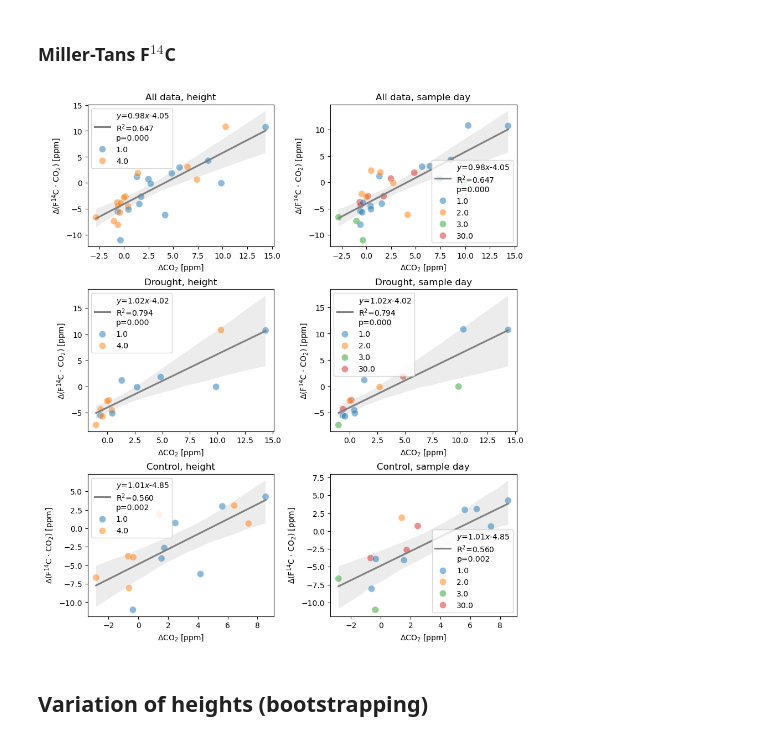
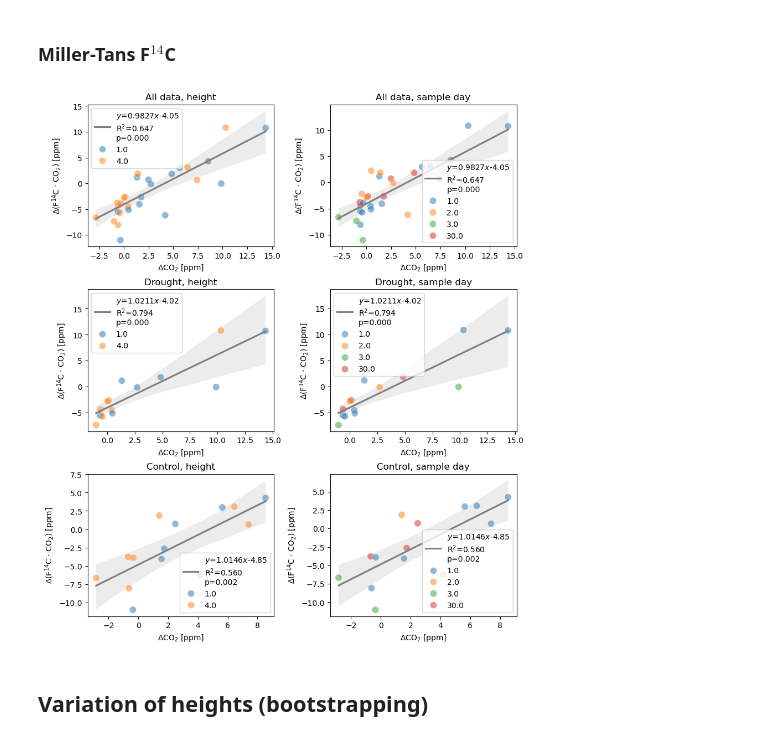
Before and after one commit to Emunozho/Model_Prades, a Jupyter notebook: Miller_Tans_Prades.ipynb, the cells around one changed output. Saved outputs shown, nothing was run; the diff lists cells and outputs as text; code cells hidden in the pictures.

```diff
--- a/Miller_Tans_Prades.ipynb
+++ b/Miller_Tans_Prades.ipynb
@@ -308,7 +309,7 @@ MT_y=(df.F14C*df.CO2)-bkg_CO2F14C
 # all data together
 slope,intercept,r_value,pv,se=stats.linregress(MT_x,MT_y)
 sns.regplot(x=MT_x,y=MT_y,ax=axs[0,0],scatter=False,color='gray',
-            label="$y$={0:.2f}$x${1:.2f}".format(slope,intercept)+
+            label="$y$={0:.4f}$x${1:.2f}".format(slope,intercept)+
             "\nR$^2$={0:.3f}".format(r_value**2)+
             "\np={0:.3f}".format(pv)).legend(loc="best")
 sns.scatterplot(data=df,x=MT_x,y=MT_y,hue="height",palette=palette,s=80,
@@ -321,7 +322,7 @@ axs[0,0].set_title('All data, height')
 
 slope,intercept,r_value,pv,se=stats.linregress(MT_x,MT_y)
 sns.regplot(x=MT_x,y=MT_y,ax=axs[0,1],scatter=False,color='gray',
-            label="$y$={0:.2f}$x${1:.2f}".format(slope,intercept)+
+            label="$y$={0:.4f}$x${1:.2f}".format(slope,intercept)+
             "\nR$^2$={0:.3f}".format(r_value**2)+
             "\np={0:.3f}".format(pv)).legend(loc="best")
 sns.scatterplot(data=df,x=MT_x,y=MT_y,hue="day",palette=palette,s=80,
@@ -342,40 +343,40 @@ for i in range(2): #drought and control.
 
     slope,intercept,r_value,pv,se=stats.linregress(MT_x,MT_y)
     sns.regplot(x=MT_x,y=MT_y,ax=axs[i+1,0],scatter=False,color='gray',
-            label="$y$={0:.2f}$x${1:.2f}".format(slope,intercept)+
+            label="$y$={0:.4f}$x${1:.2f}".format(slope,intercept)+
             "\nR$^2$={0:.3f}".format(r_value**2)+
             "\np={0:.3f}".format(pv)).legend(loc="best")
     sns.scatterplot(data=df,x=MT_x,y=MT_y,hue="height",palette=palette,s=80,
                 alpha=0.5,ax=axs[i+1,0])
     axs[i+1,0].set_xlabel(r'$\Delta$CO$_2$ [ppm]')
     axs[i+1,0].set_ylabel(r'$\Delta$(F$^{14}$C $\cdot$ CO$_2$) [ppm]')
     handles,labels=axs[1+1,0].get_legend_handles_labels()
     axs[i+1,0].legend(handles=handles[0:], labels=labels[0:])
     axs[i+1,0].set_title(exp[i]+', height')
 
 
 for i in range(2): #drought and control.
     fw2=df[df['Experiment']==exp[i]]
     MT_x=fw2.CO2-bkg_CO2
     MT_y=(fw2.F14C*fw2.CO2)-bkg_CO2F14C
 
     slope,intercept,r_value,pv,se=stats.linregress(MT_x,MT_y)
     sns.regplot(x=MT_x,y=MT_y,ax=axs[i+1,1],scatter=False,color='gray',
-            label="$y$={0:.2f}$x${1:.2f}".format(slope,intercept)+
+            label="$y$={0:.4f}$x${1:.2f}".format(slope,intercept)+
             "\nR$^2$={0:.3f}".format(r_value**2)+
             "\np={0:.3f}".format(pv)).legend(loc="best")
     sns.scatterplot(data=df,x=MT_x,y=MT_y,hue="day",palette=palette,s=80,
                 alpha=0.5,ax=axs[i+1,1])
     axs[i+1,1].set_xlabel(r'$\Delta$CO$_2$ [ppm]')
     axs[i+1,1].set_ylabel(r'$\Delta$(F$^{14}$C $\cdot$ CO$_2$) [ppm]')
     handles,labels=axs[i+1,1].get_legend_handles_labels()
     axs[i+1,1].legend(handles=handles[0:], labels=labels[0:])
     axs[i+1,1].set_title(exp[i]+', sample day')
 
 plt.subplots_adjust(wspace=0.3,hspace=0.3)
 fig.savefig('Figures/Data_field/MT_F14C_Prades.pdf')
 # %% [output]
-[figure, old version]
+[figure, new version]
 # %% [markdown]
 ## Variation of heights (bootstrapping)
 # %%
```
Also changed, not shown: parts of 9 cells of this notebook, 13 other files.
